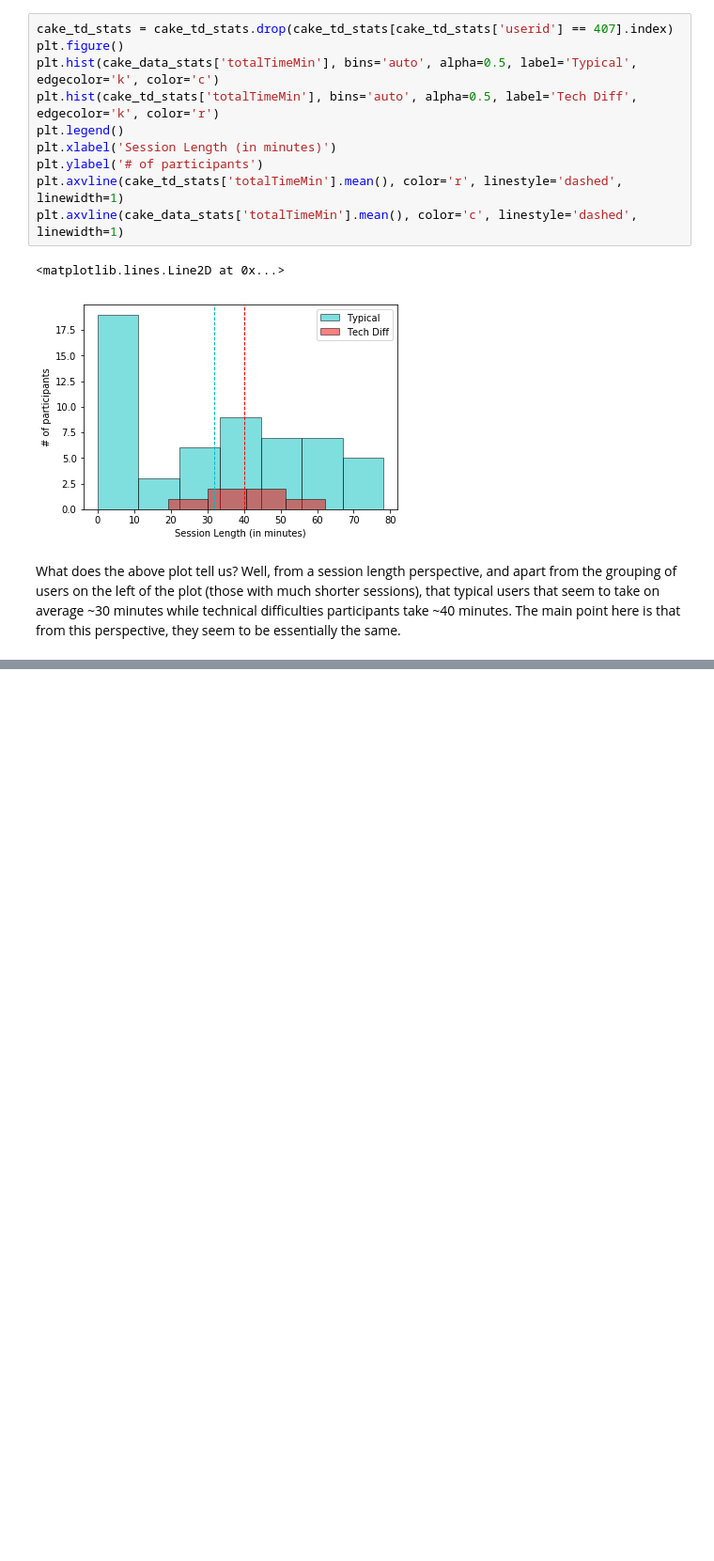
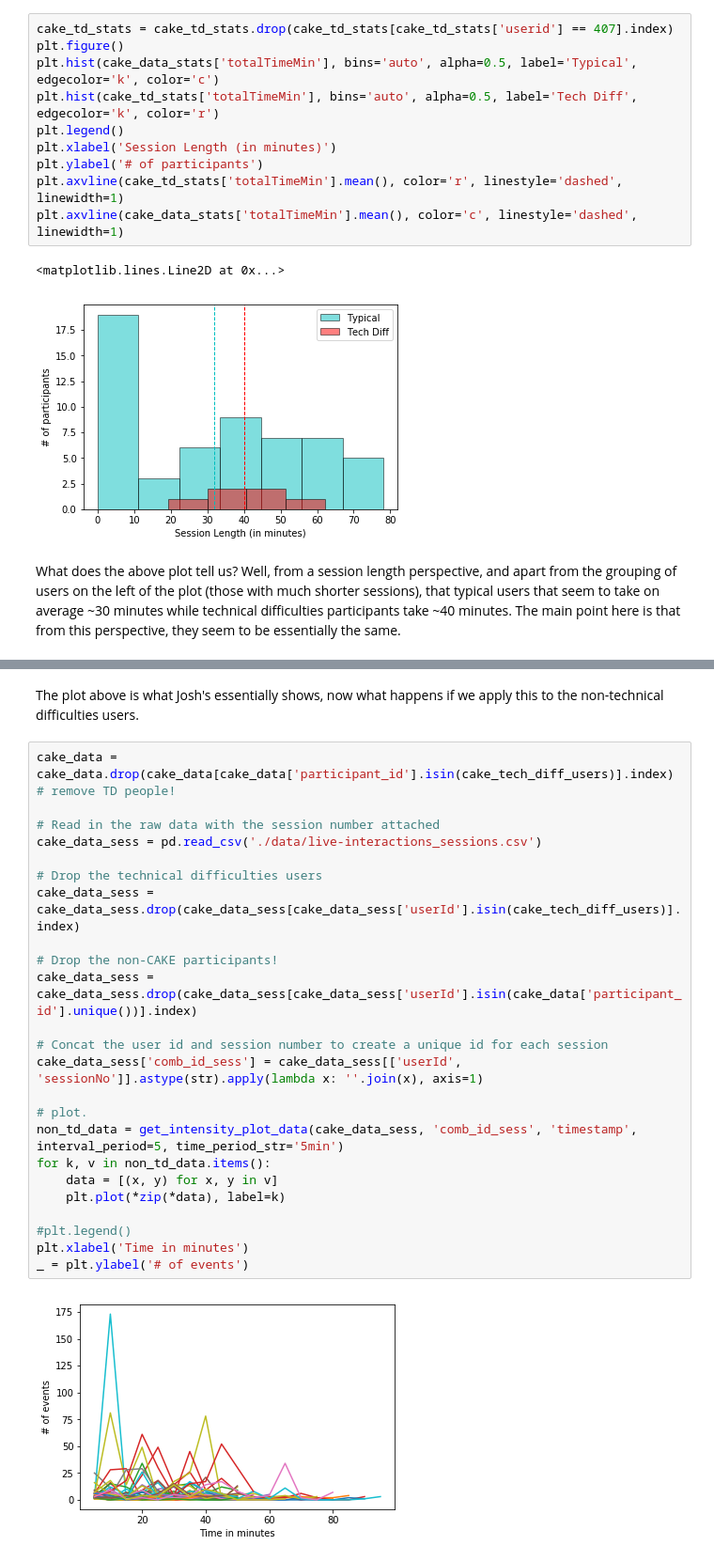
Before and after one commit to JonoCX/cake_data_notebooks_dsjm18, a Jupyter notebook: exploratory-time-series-anaylsis.ipynb, the cells around one changed output, grey strips where cells are left out. Shown at 94% size. Drawn from its saved outputs; the diff is of its cells as text; blank space fills up the shorter version.

```diff
--- a/exploratory-time-series-anaylsis.ipynb
+++ b/exploratory-time-series-anaylsis.ipynb
@@ -354,0 +340,28 @@ defaultdict(list,
+# %% [markdown]
+The plot above is what Josh's essentially shows, now what happens if we apply this to the non-technical difficulties users.
+# %%
+cake_data = cake_data.drop(cake_data[cake_data['participant_id'].isin(cake_tech_diff_users)].index) # remove TD people!
+
+# Read in the raw data with the session number attached
+cake_data_sess = pd.read_csv('./data/live-interactions_sessions.csv')
+
+# Drop the technical difficulties users
+cake_data_sess = cake_data_sess.drop(cake_data_sess[cake_data_sess['userId'].isin(cake_tech_diff_users)].index)
+
+# Drop the non-CAKE participants!
+cake_data_sess = cake_data_sess.drop(cake_data_sess[cake_data_sess['userId'].isin(cake_data['participant_id'].unique())].index)
+
+# Concat the user id and session number to create a unique id for each session
+cake_data_sess['comb_id_sess'] = cake_data_sess[['userId', 'sessionNo']].astype(str).apply(lambda x: ''.join(x), axis=1)
+
+# plot.
+non_td_data = get_intensity_plot_data(cake_data_sess, 'comb_id_sess', 'timestamp', interval_period=5, time_period_str='5min')
+for k, v in non_td_data.items():
+    data = [(x, y) for x, y in v]
+    plt.plot(*zip(*data), label=k)
+
+#plt.legend()
+plt.xlabel('Time in minutes')
+_ = plt.ylabel('# of events')
+# %% [output]
+[figure, added]
```
Also changed, not shown: parts of 8 cells of this notebook.
